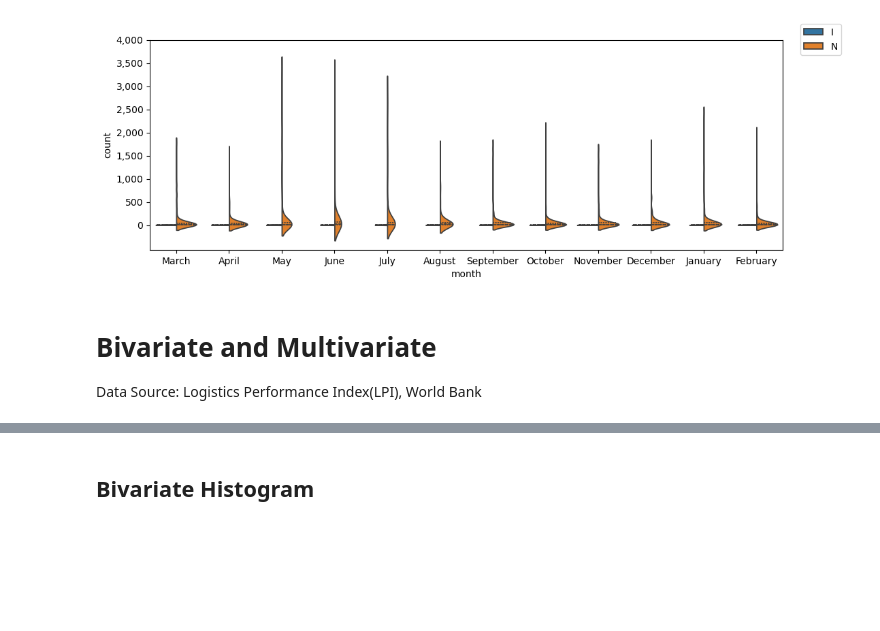
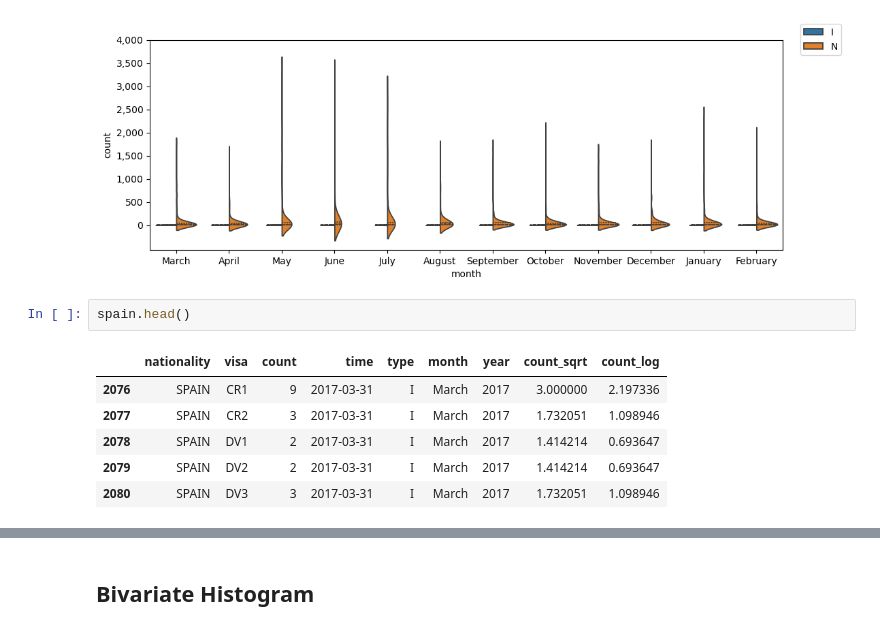
Before and after one commit to tiangenglu/data_visualization, a Jupyter notebook: 2025-04-02_useful_figures.ipynb, the cells around one changed output, grey strips where cells are left out. Drawn from its saved outputs; the diff is of its cells as text; blank space fills up the shorter version.

```diff
--- a/2025-04-02_useful_figures.ipynb
+++ b/2025-04-02_useful_figures.ipynb
@@ -90,7 +94,12 @@ plt.gca().set_yticklabels(['{:,.0f}'.format(y) for y in current_values[current_v
 plt.show()
 # %% [output]
 [figure]
-# %% [markdown]
-# Bivariate and Multivariate
-
-Data Source: Logistics Performance Index(LPI), World Bank
+# %%
+spain.head()
+# %% [output]
+|  | nationality | visa | count | time | type | month | year | count_sqrt | count_log |
+| 2076 | SPAIN | CR1 | 9 | 2017-03-31 | I | March | 2017 | 3.000000 | 2.197336 |
+| 2077 | SPAIN | CR2 | 3 | 2017-03-31 | I | March | 2017 | 1.732051 | 1.098946 |
+| 2078 | SPAIN | DV1 | 2 | 2017-03-31 | I | March | 2017 | 1.414214 | 0.693647 |
+| 2079 | SPAIN | DV2 | 2 | 2017-03-31 | I | March | 2017 | 1.414214 | 0.693647 |
+| 2080 | SPAIN | DV3 | 3 | 2017-03-31 | I | March | 2017 | 1.732051 | 1.098946 |
```
Also changed, not shown: parts of 5 cells of this notebook.
